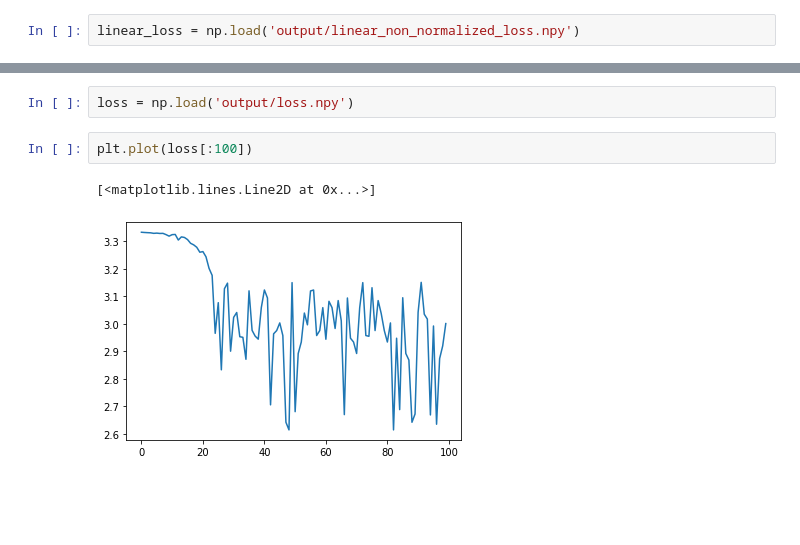
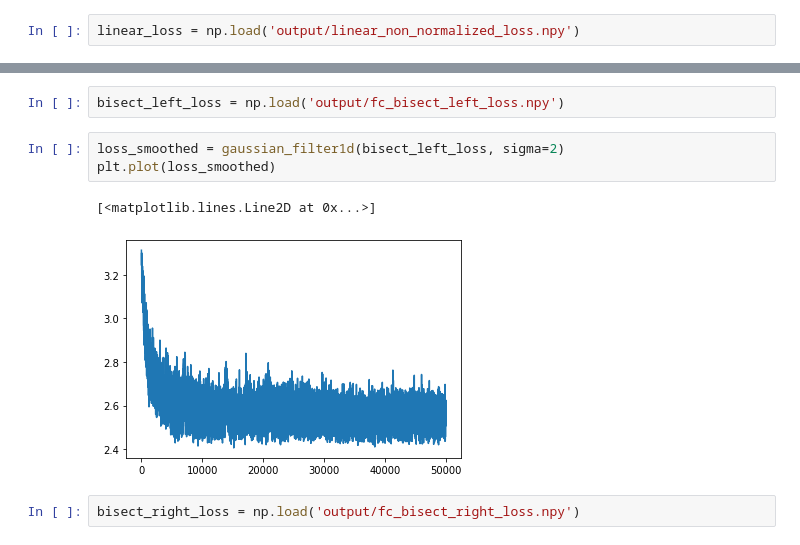
Before and after one commit to williscp/cv_keyboard, a Jupyter notebook: plot_losses.ipynb, the cells around one changed output, grey strips where cells are left out. Cells and saved outputs as stored; diff of their text form; blank space fills up the shorter version.

```diff
--- a/plot_losses.ipynb
+++ b/plot_losses.ipynb
@@ -11,7 +12,10 @@ plt.plot(linear_loss[:100])
 # %%
-loss = np.load('output/loss.npy')
+bisect_left_loss = np.load('output/fc_bisect_left_loss.npy')
-# %%
-plt.plot(loss[:100])
-# %% [output]
-[<matplotlib.lines.Line2D at 0x...>]
-[figure, removed]
+# %%
+loss_smoothed = gaussian_filter1d(bisect_left_loss, sigma=2)
+plt.plot(loss_smoothed)
+# %% [output]
+[<matplotlib.lines.Line2D at 0x...>]
+[figure, added]
+# %%
+bisect_right_loss = np.load('output/fc_bisect_right_loss.npy')
```
Also changed, not shown: parts of 5 cells of this notebook, 3 other files.
